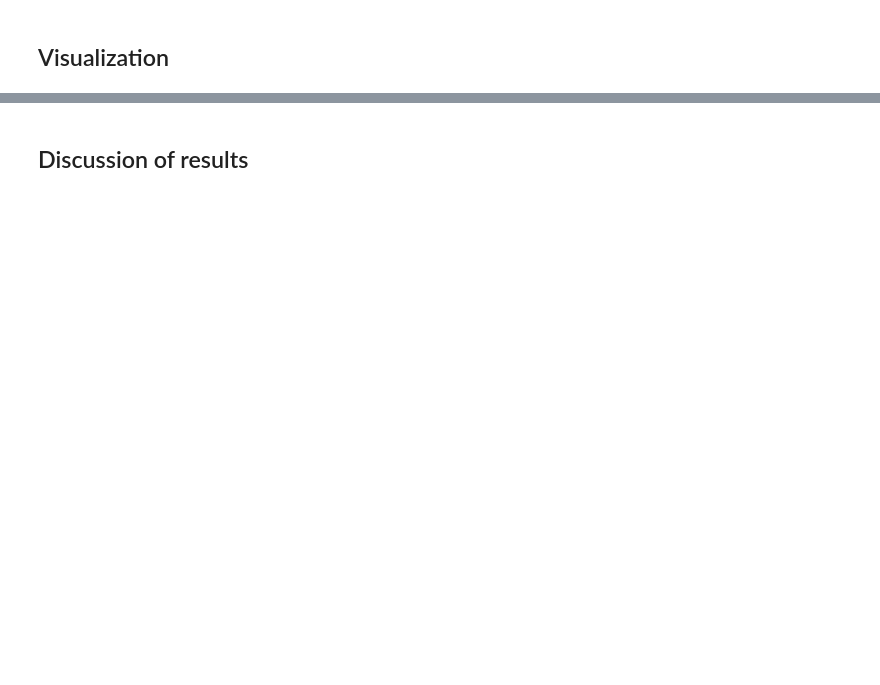
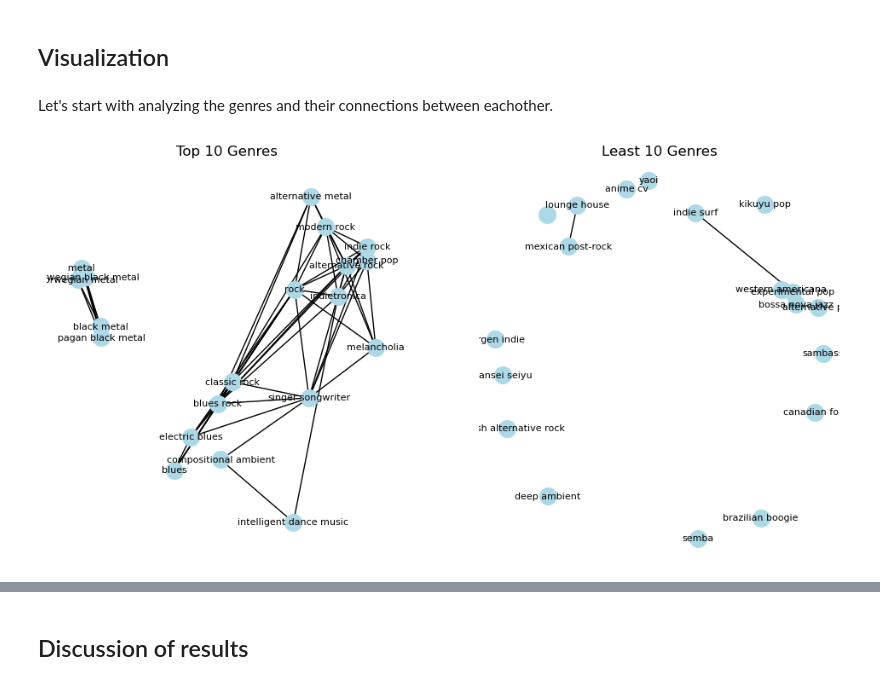
Before and after one commit to eduardhogea/Spotify_Graphs, a Jupyter notebook: Session_5.ipynb, the cells around one changed output, grey strips where cells are left out. Saved outputs shown, nothing was run; the diff lists cells and outputs as text; code cells hidden in the pictures; blank space fills up the shorter version.

Commit message:
Updates, plots

```diff
--- a/Session_5.ipynb
+++ b/Session_5.ipynb
@@ -102,0 +89,2 @@ df.to_csv('artists_data.csv', index=False)
+# %%
+df = df.dropna() #drop missing values
@@ -104,0 +142,3 @@ df.to_csv('artists_data.csv', index=False)
+# %%
+top_genres = df['genres'].value_counts().head(10)
+print(top_genres)
@@ -104,0 +184,13 @@ df.to_csv('artists_data.csv', index=False)
+# %%
+# Calculate the degree centrality for each artist
+centrality = nx.degree_centrality(G)
+
+# Sort artists by centrality
+sorted_artists = sorted(centrality.items(), key=lambda x: x[1], reverse=True)
+
+# Print the top 10 artists by degree centrality
+print("Top 10 artists by degree centrality:")
+for i in range(20):
+    artist_id, centrality = sorted_artists[i]
+    artist_name = G.nodes[artist_id]['name']
+    print(f"{i+1}. {artist_name} ({centrality})")
@@ -105,2 +254,45 @@ df.to_csv('artists_data.csv', index=False)
 # %% [markdown]
 ## Visualization
+# %% [markdown]
+Let's start with analyzing the genres and their connections between eachother.
+# %%
+import networkx as nx
+import matplotlib.pyplot as plt
+
+# Set the positions of the nodes using a spring layout with increased spacing
+pos = nx.spring_layout(G_genre, k=0.5)
+
+# Calculate the edge weights for better visualization
+edge_weights = [G_genre[u][v]['weight'] for u, v in G_genre.edges()]
+
+# Sort the genres by degree
+sorted_genres = sorted(G_genre.degree(), key=lambda x: x[1], reverse=True)
+
+# Select the top 10 genres and the least 10 genres
+top_genres = [genre for genre, _ in sorted_genres[:20]]
+least_genres = [genre for genre, _ in sorted_genres[-20:-1]]
+
+# Create separate subgraphs for the top and least genres
+top_graph = G_genre.subgraph(top_genres)
+least_graph = G_genre.subgraph(least_genres)
+
+# Create the figure and subplots
+fig, axs = plt.subplots(1, 2, figsize=(12, 6))
+
+# Plot the top genres
+axs[0].set_title('Top 10 Genres')
+nx.draw_networkx(top_graph, pos, with_labels=True, node_size=200, node_color='lightblue', font_size=8, font_color='black', ax=axs[0])
+axs[0].axis('off')
+
+# Plot the least genres
+axs[1].set_title('Least 10 Genres')
+nx.draw_networkx(least_graph, pos, with_labels=True, node_size=200, node_color='lightblue', font_size=8, font_color='black', ax=axs[1])
+axs[1].axis('off')
+
+# Adjust the spacing between subplots
+plt.subplots_adjust(wspace=0.2)
+
+# Display the plot
+plt.show()
+# %% [output]
+[figure, added]
```
Also changed, not shown: parts of 14 cells of this notebook, 4 other files.
